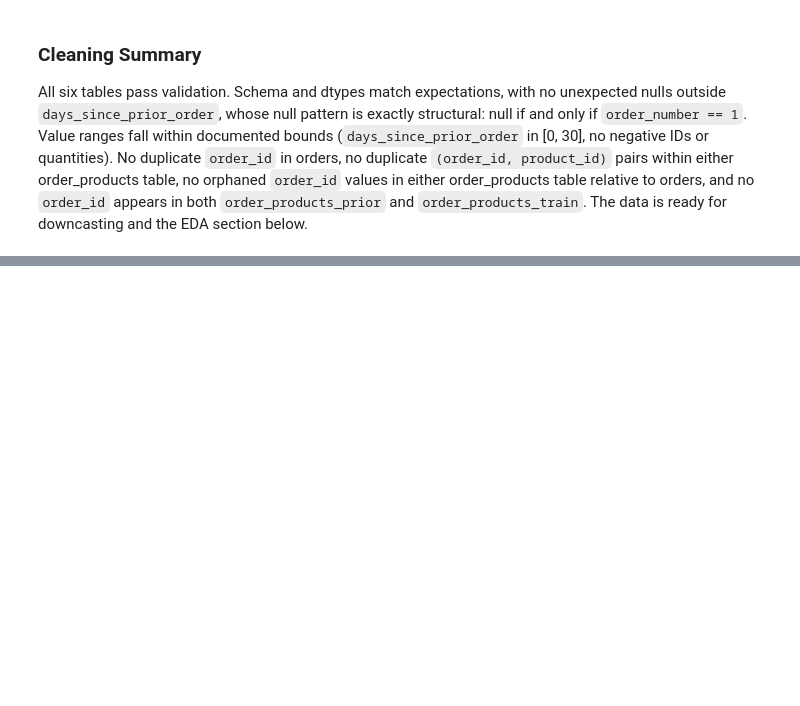
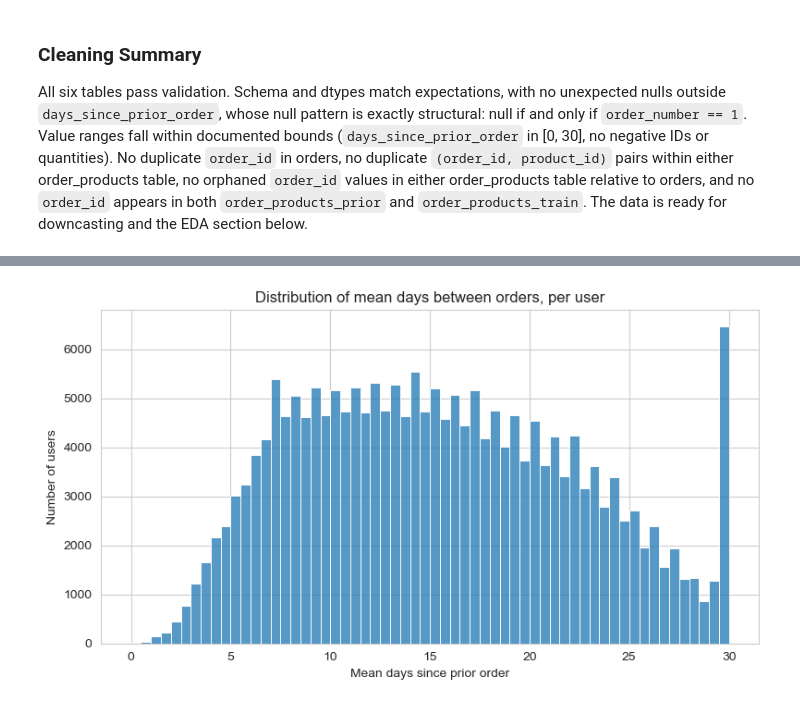
Before and after one commit to AdelinChaushev/Instacart-Market-Basket-Analysis, a Jupyter notebook: notebooks/EDA.ipynb, the cells around one changed output, grey strips where cells are left out. Cells and saved outputs as stored; diff of their text form; code cells hidden in the pictures; blank space fills up the shorter version.

```diff
--- a/notebooks/EDA.ipynb
+++ b/notebooks/EDA.ipynb
@@ -195,0 +463,4 @@ All six tables pass validation. Schema and dtypes match expectations, with no un
+# %%
+mean_interval_per_user = orders.groupby("user_id")["days_since_prior_order"].mean()
+
+print(mean_interval_per_user.describe())
@@ -195,0 +477,12 @@ All six tables pass validation. Schema and dtypes match expectations, with no un
+# %%
+fig, ax = plt.subplots(figsize=(8, 4.5))
+
+sns.histplot(mean_interval_per_user, bins=60, ax=ax)
+ax.set_title("Distribution of mean days between orders, per user")
+ax.set_xlabel("Mean days since prior order")
+ax.set_ylabel("Number of users")
+
+plt.tight_layout()
+plt.show()
+# %% [output]
+[figure, added]
```
Also changed, not shown: parts of 51 cells of this notebook.
